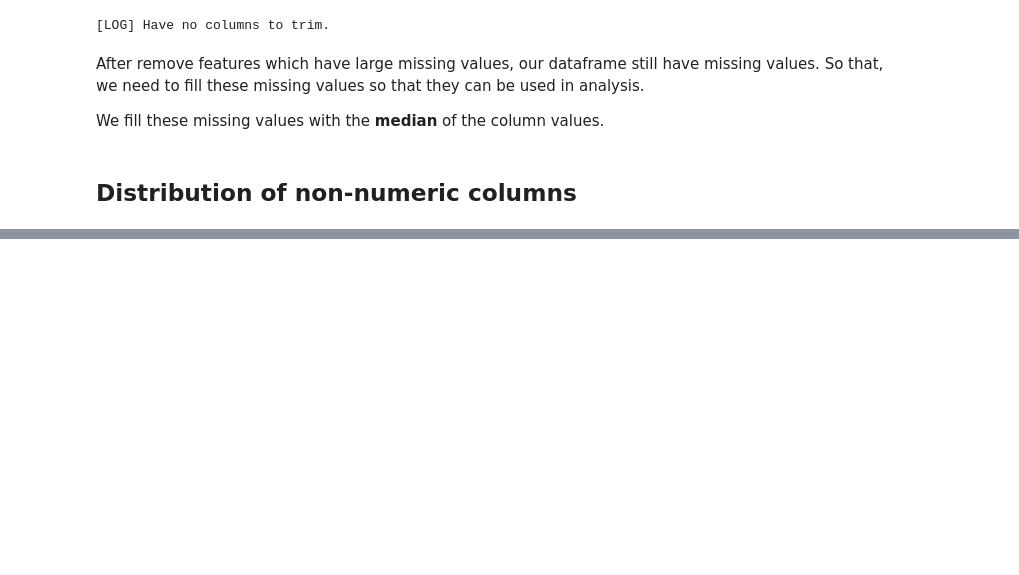
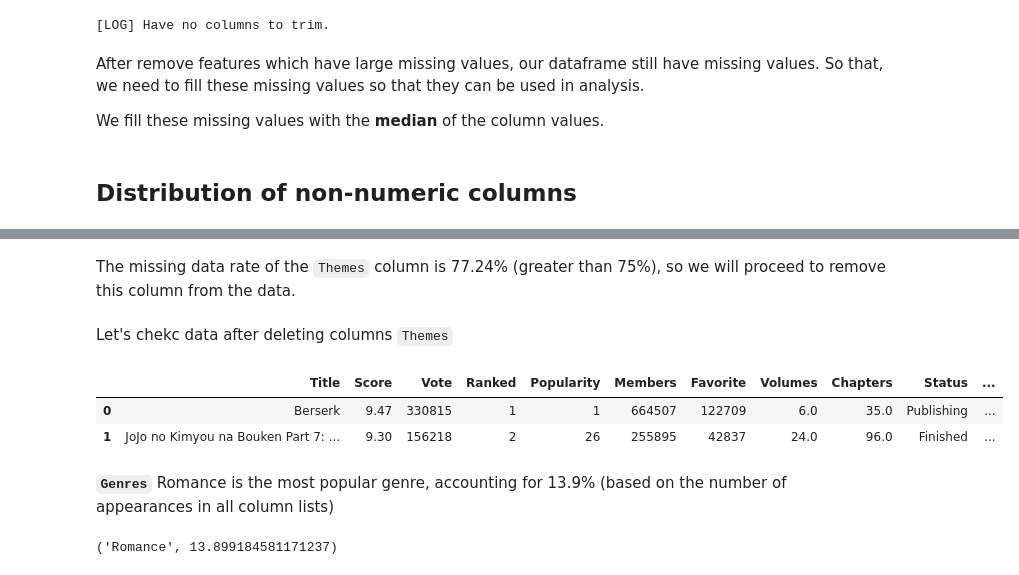
Before and after one commit to duongtruongbinh/IntroDS_FinalProject, a Jupyter notebook: src/Data_Exploration_and_PreProcessing.ipynb, the cells around one changed output, grey strips where cells are left out. Saved outputs shown, nothing was run; the diff lists cells and outputs as text; code cells hidden in the pictures; blank space fills up the shorter version.

```diff
--- a/src/Data_Exploration_and_PreProcessing.ipynb
+++ b/src/Data_Exploration_and_PreProcessing.ipynb
@@ -449,0 +539,19 @@ manga_df = filling_missing_value(df=manga_df)
+# %% [markdown]
+The missing data rate of the `Themes` column is 77.24% (greater than 75%), so we will proceed to remove this column from the data.
+# %%
+manga_df = manga_df.drop(columns='Themes')
+# %% [markdown]
+Let's chekc data after deleting columns `Themes`
+# %%
+manga_df.head(2)
+# %% [output]
+|  | Title | Score | Vote | Ranked | Popularity | Members | Favorite | Volumes | Chapters | Status | ... |
+| 0 | Berserk | 9.47 | 330815 | 1 | 1 | 664507 | 122709 | 6.0 | 35.0 | Publishing | ... |
+| 1 | JoJo no Kimyou na Bouken Part 7: ... | 9.30 | 156218 | 2 | 26 | 255895 | 42837 | 24.0 | 96.0 | Finished | ... |
+# %% [markdown]
+**`Genres`** Romance is the most popular genre, accounting for 13.9% (based on the number of appearances in all column lists)
+# %%
+genres, counts_genres = np.unique(pd.Series(np.concatenate(manga_df['Genres'])), return_counts=True)
+genres[counts_genres.argmax()], counts_genres[counts_genres.argmax()] / np.sum(counts_genres) * 100
+# %% [output]
+('Romance', 13.899184581171237)
```
Also changed, not shown: parts of 27 cells of this notebook.
